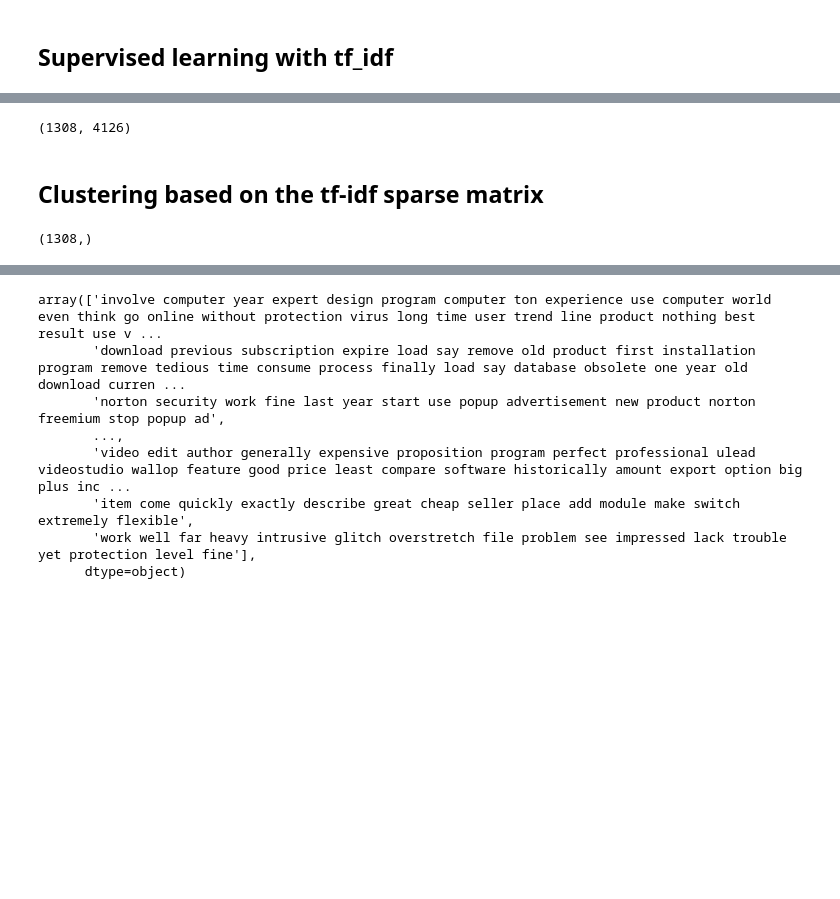
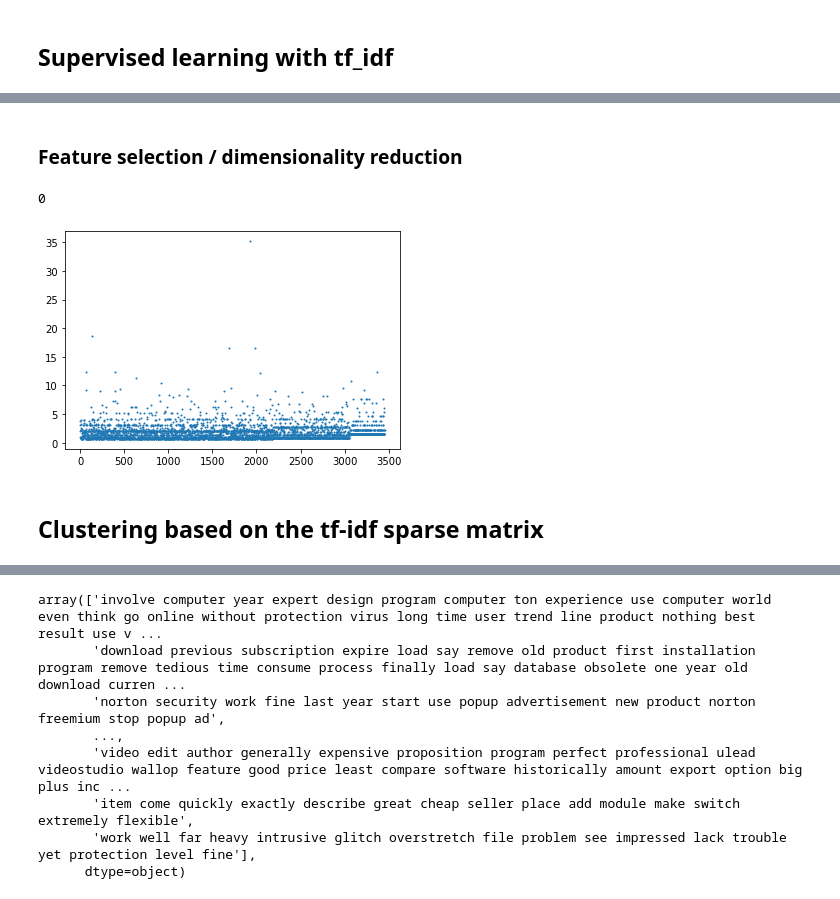
Before and after one commit to ZiyuZhang1/computational-tools-for-DS, a Jupyter notebook: lsh.ipynb, the cells around one changed output, grey strips where cells are left out. Drawn from its saved outputs; the diff is of its cells as text; code cells hidden in the pictures; blank space fills up the shorter version.

```diff
--- a/lsh.ipynb
+++ b/lsh.ipynb
@@ -322,24 +326,23 @@ def get_tf_idf_cluster(df_docs, assignments, min_appearances = 1):
 
     tf_idf_sparse_matrix_clusters = calc_tf_idf(merged_documents, N, n_t_cluster)
 
+    # Feature selection: Remove all features without weight in any class.
+    key_mask = np.asarray(list(n_t_cluster.keys()))[tf_idf_sparse_matrix_clusters.sum(axis=0) > 0]
+    array_mask = [word[0] in key_mask for word in n_t_cluster.items()]
+
+    n_t_cluster = dict(filter(lambda x: x[0] in key_mask, n_t_cluster.items()))
+    tf_idf_sparse_matrix_clusters = tf_idf_sparse_matrix_clusters[:,array_mask]
 
     tf_idf_sparse_matrix = calc_tf_idf(documents, len(documents), n_t_cluster)
-
-    # Weight the words from each cluster based on their tf_idf in the cluster
-    tf_idf_sparse_matrix = tf_idf_sparse_matrix
 
     return tf_idf_sparse_matrix, tf_idf_sparse_matrix_clusters, n_t_cluster, n_t_reviews
 
 
-def find_n_largest_tfidf(tf_idf,n=5):
-    largest_tfidf = {}
-    for key in tf_idf:
-        word_dict = tf_idf[key]
-        words = np.asarray(list(word_dict.keys()))
-        values = np.asarray(list(word_dict.values()))
+def find_n_largest_tfidf(tf_idf, features, n=5):
+    largest_tfidf = []
+    for values in tf_idf:
+        print(values)
         sort_values = np.argsort(values)[-n:][::-1]
-        high_tf_idf = {}
-        for i in sort_values:
-            high_tf_idf[words[i]] = word_dict[words[i]]
-        largest_tfidf[key] = high_tf_idf
+        significant_words = np.asarray(list(features.keys()))[sort_values]
+        largest_tfidf.append(significant_words)
     return largest_tfidf
@@ -375,6 +349,7 @@ NameError: name 'tf_idf_clusters' is not defined
 # %% [markdown]
 ## Supervised learning with tf_idf
 # %%
-df_neg = df.loc[(df['overall']<1.5) | (df['overall']>4.5)]
-df_neu = df.loc[df['overall']==3]
-df_pos = df.loc[df['overall']>3.5]
+df['Sentiment'] = df['overall'].copy()
+df['Sentiment'].loc[(df['overall']<2.5)] = int(-1)
+df['Sentiment'].loc[(df['overall']==3)] = int(0)
+df['Sentiment'].loc[(df['overall']>3.5)] = int(1)
@@ -388,8 +361,7 @@ Int64Index([   0,    1,    2,    3,    4,    5,    6,    7,    8,    9,
 # %%
 assignments = {}
-for i in df_neg.index:
-    rating = df_neg['overall'][i]
-    #assignments[i] = (-1 if rating < 2.5 else (1 if rating > 3.5 else 0))
-    assignments[i] = (-1 if rating < 2.5 else 1)
+for i in df.index:
+    assignments[i] = (-1 if df.overall[i] < 2.5 else (1 if df.overall[i] > 3.5 else 0))
+    #assignments[i] = (-1 if rating < 2.5 else 1)
 # %%
-tf_idf, tf_idf_clusters, features, all_words = get_tf_idf_cluster(df_neg, assignments, min_appearances = 2)
+tf_idf, tf_idf_clusters, features, all_words = get_tf_idf_cluster(df, assignments, min_appearances = 2)
@@ -400,6 +370,10 @@ tf_idf = neg_tf_idf+pos_tf_idf
+# %% [markdown]
+### Feature selection / dimensionality reduction
 # %%
-tf_idf.shape
+plt.scatter(np.arange(tf_idf_clusters.shape[1]),tf_idf_clusters.sum(axis=0)*1000,s=1)
+np.sum(tf_idf_clusters.sum(axis=0) == 0)
 # %% [output]
-(1308, 4126)
+0
+[figure, added]
 # %% [markdown]
 ## Clustering based on the tf-idf sparse matrix
@@ -408,4 +379,0 @@ X_train = tf_idf.sum(axis=1)
-# %%
-print(X_train.shape)
-# %% [output]
-(1308,)
```
Also changed, not shown: parts of 18 cells of this notebook.
